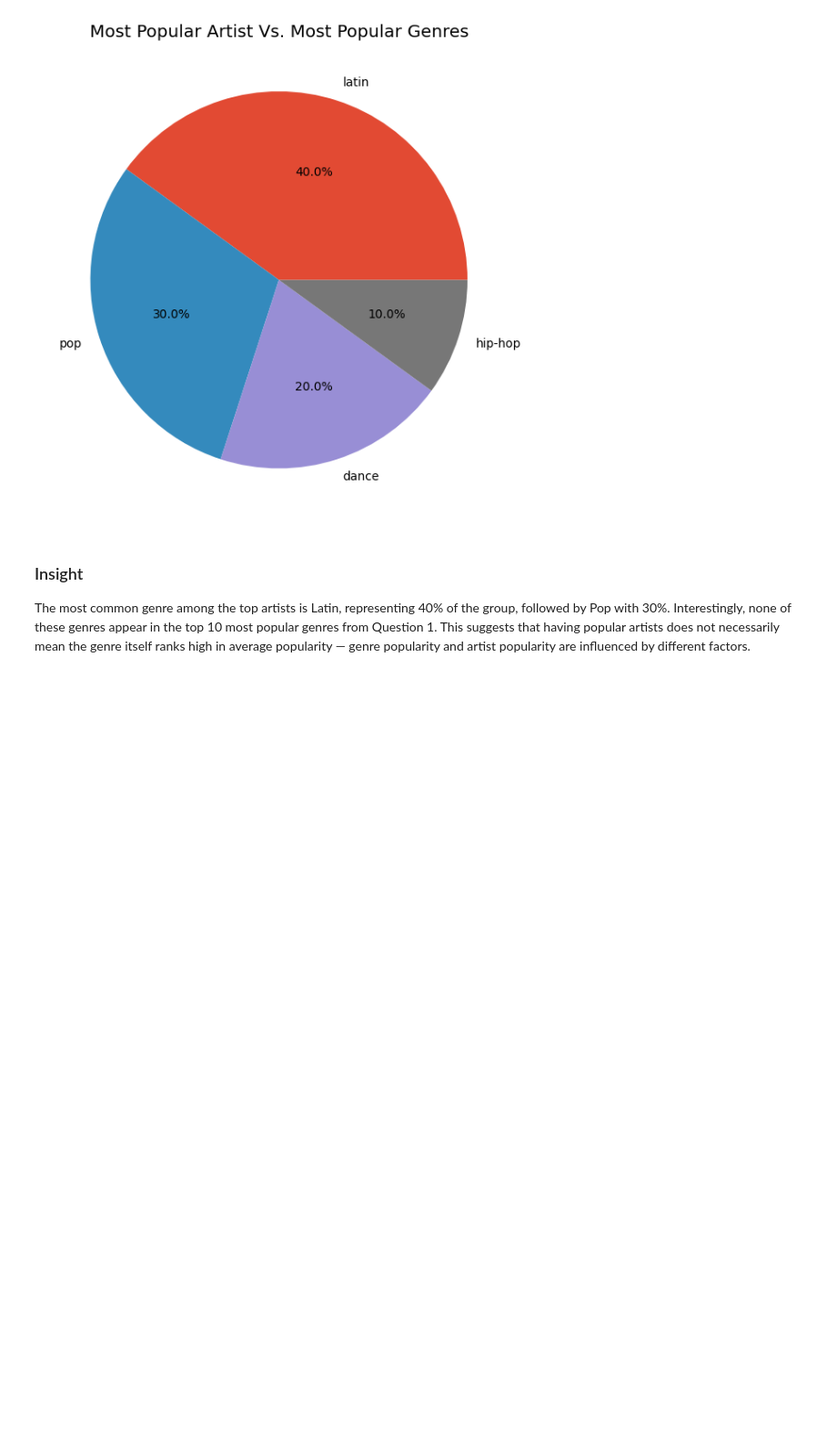
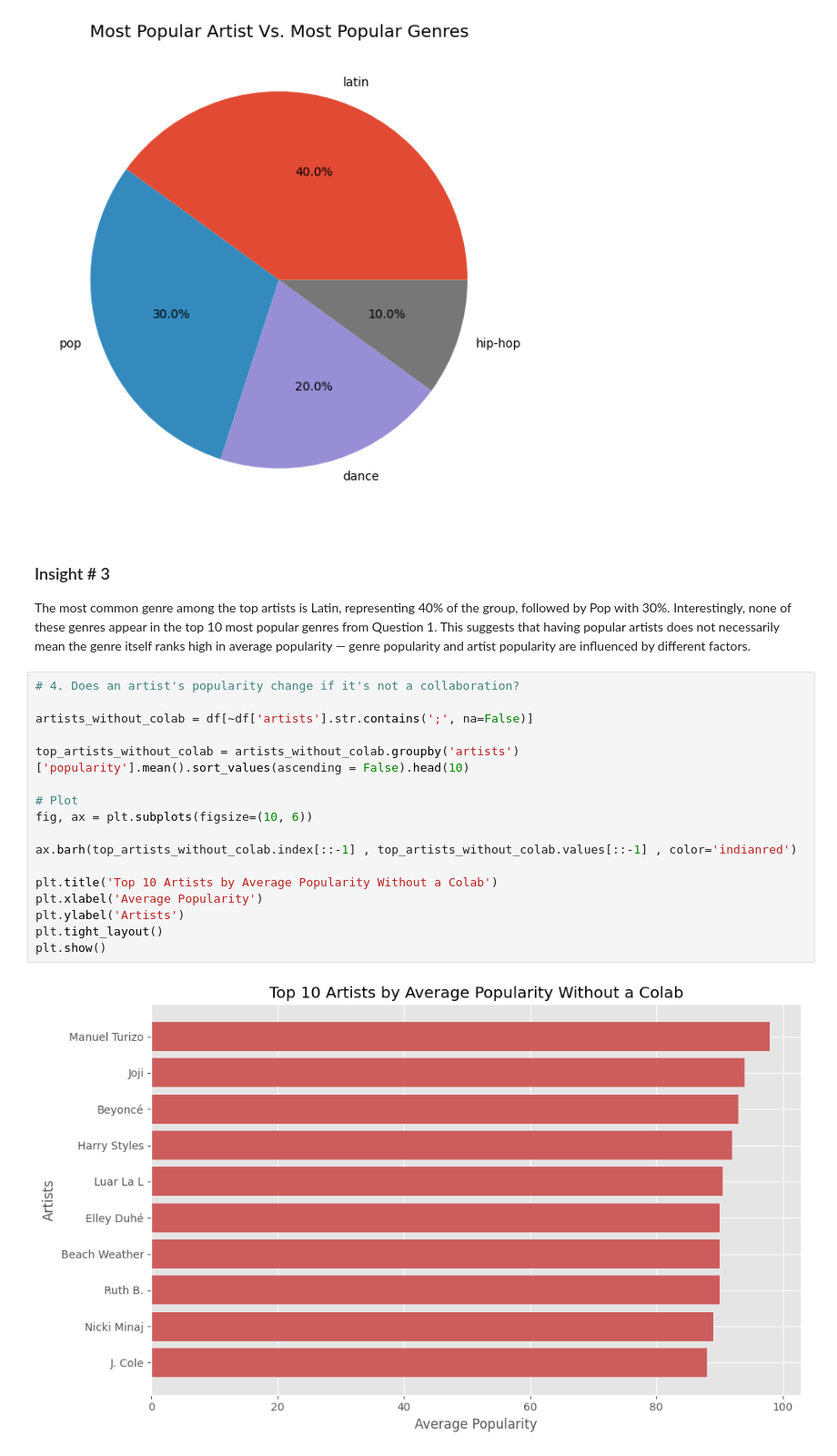
Before and after one commit to EmmanuelMG7/spotify-music-analysis, a Jupyter notebook: notebooks/01_exploration.ipynb, the cells around one changed output. Shown at 91% size. Drawn from its saved outputs; the diff is of its cells as text; blank space fills up the shorter version.

Commit message:
feat: add question 4 analysis - solo vs collaboration popularity

```diff
--- a/notebooks/01_exploration.ipynb
+++ b/notebooks/01_exploration.ipynb
@@ -193,5 +193,24 @@ plt.show()
 # %% [output]
 [figure]
 # %% [markdown]
-### Insight
+### Insight # 3
 The most common genre among the top artists is Latin, representing 40% of the group, followed by Pop with 30%. Interestingly, none of these genres appear in the top 10 most popular genres from Question 1. This suggests that having popular artists does not necessarily mean the genre itself ranks high in average popularity — genre popularity and artist popularity are influenced by different factors.
+# %%
+# 4. Does an artist's popularity change if it's not a collaboration?
+
+artists_without_colab = df[~df['artists'].str.contains(';', na=False)]
+
+top_artists_without_colab = artists_without_colab.groupby('artists')['popularity'].mean().sort_values(ascending = False).head(10)
+
+# Plot
+fig, ax = plt.subplots(figsize=(10, 6))
+
+ax.barh(top_artists_without_colab.index[::-1] , top_artists_without_colab.values[::-1] , color='indianred')
+
+plt.title('Top 10 Artists by Average Popularity Without a Colab')
+plt.xlabel('Average Popularity')
+plt.ylabel('Artists')
+plt.tight_layout()
+plt.show()
+# %% [output]
+[figure, added]
```
Also changed, not shown: parts of 3 cells of this notebook.
